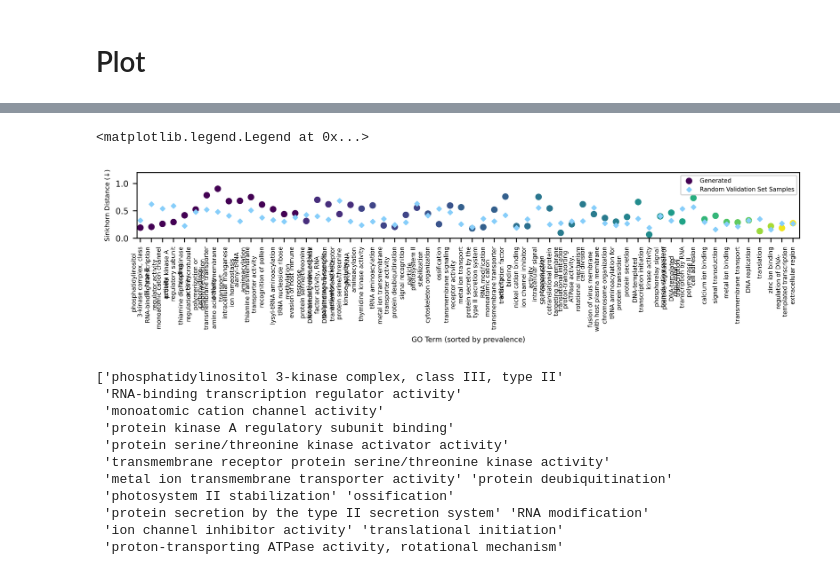
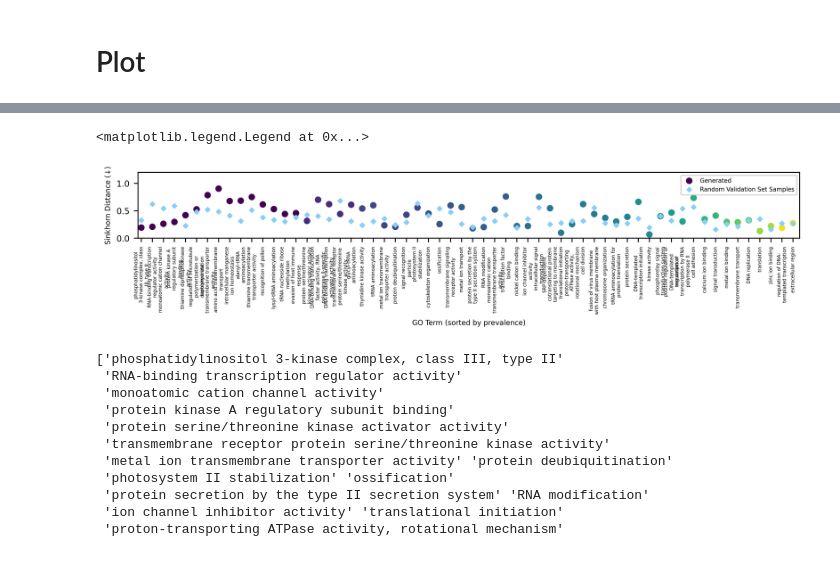
Before and after one commit to amyxlu/plaid-dev-distributed, a Jupyter notebook: notebooks/FIGURE_conditional_FID.ipynb, the cells around one changed output, grey strips where cells are left out. Cells and saved outputs as stored; diff of their text form; code cells hidden in the pictures.

```diff
--- a/notebooks/FIGURE_conditional_FID.ipynb
+++ b/notebooks/FIGURE_conditional_FID.ipynb
@@ -224,36 +224,36 @@ combined_df = combined_df.sort_values(by="condgen_to_true")
 combined_df = combined_df.sort_values(by="count")
 
 colormap = cm.viridis  # You can replace 'viridis' with any other matplotlib colormap
 colors = colormap(norm(values))
 
 
 fig, ax = plt.subplots(1, 1, dpi=500, figsize=(10,1))
 ax.scatter(np.arange(len(combined_df)), combined_df['condgen_to_true'].values, label="Generated", s=20, c=colors)
 # ax.scatter(np.arange(len(combined_df)), combined_df['uncond_to_true'].values, label="Random Validation Set Samples",s=15, c=colors, marker="D")
 ax.scatter(np.arange(len(combined_df)), combined_df['uncond_to_true'].values, label="Random Validation Set Samples",s=7, c="lightskyblue", marker="D")
 
 ax.set_xlim(-0.3, len(combined_df) - 0.4)
 
 x_labels = combined_df.GO_term.values
 wrapped_labels = ['\n'.join(textwrap.wrap(label, width=25)) for label in x_labels]
 
-ax.set_xticks(ticks=np.arange(len(combined_df)), labels=wrapped_labels, rotation=90, fontsize=5)
+ax.set_xticks(ticks=np.arange(len(combined_df)), labels=wrapped_labels, rotation=90, fontsize=4)
 
 # ax.axhline(y=uncond_gt_fid, color='green', linestyle='--', label="Natural Proteins")
 # ax.axhline(y=uncond_gen_fid, color='orange', linestyle='--', label="Unconditional FID")
 
 
 ### TODO: modify upper bound on y lim as needed
 ### TODO: wrap text?
 
 ax.set_ylim(0,1.2)
 ax.set_xlabel("GO Term (sorted by prevalence)", fontsize=6)
-ax.set_ylabel("Sinkhorn Distance (↓)", fontsize=5.5)
+ax.set_ylabel("Sinkhorn Distance (↓)", fontsize=6)
 
 plt.legend(fontsize=5)
 # %% [output]
 <matplotlib.legend.Legend at 0x...>
-[figure, old version]
+[figure, new version]
 # %%
 print(combined_df[combined_df.delta < 0.].GO_term.values)
 print(combined_df[combined_df.delta < 0.].GO_idx.values)
```
Also changed, not shown: 2 other files.
